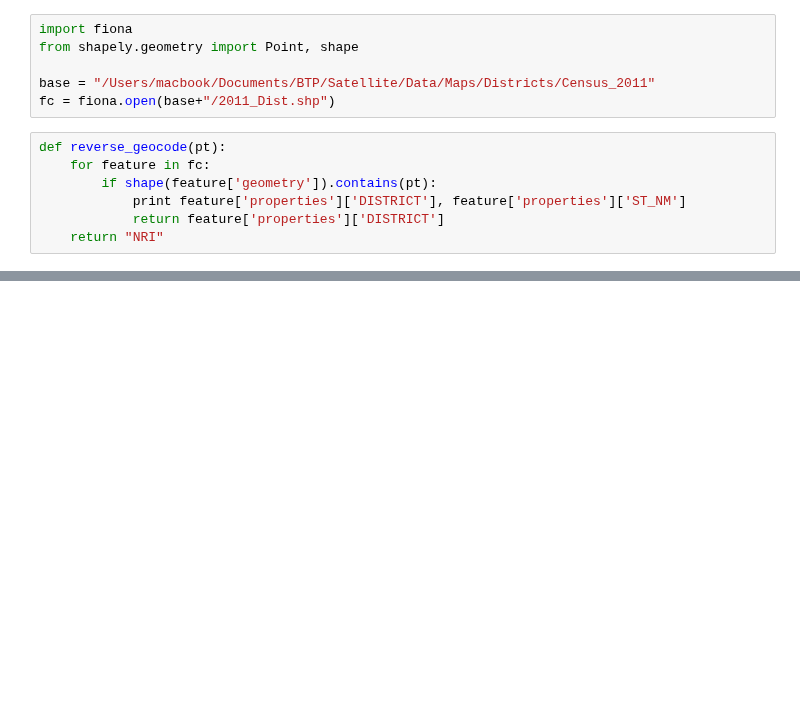
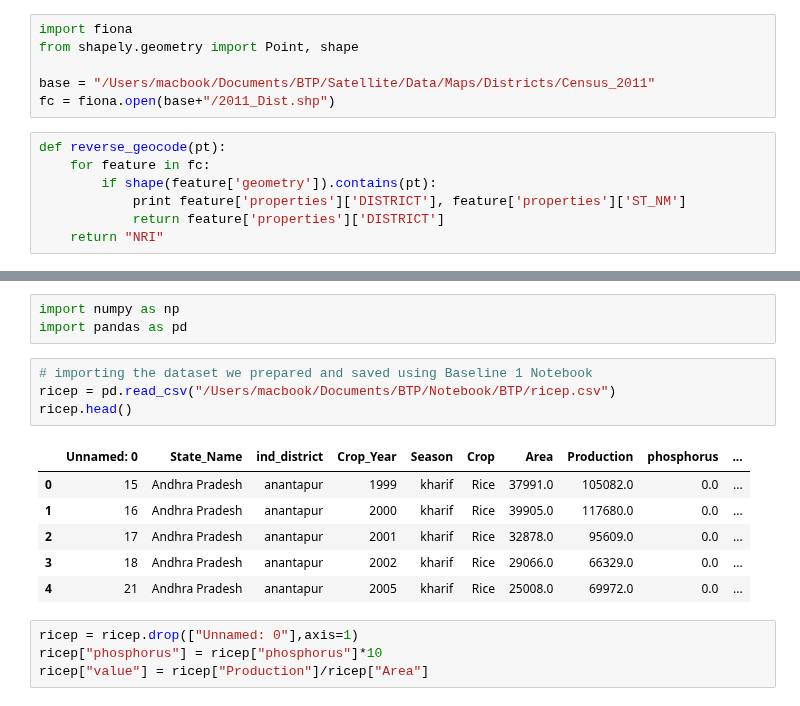
Before and after one commit to AkshanshChahal/ML-in-Agriculture, a Jupyter notebook: Satellite/Try Test Learn.ipynb, the cells around one changed output, grey strips where cells are left out. Cells and saved outputs as stored; diff of their text form; blank space fills up the shorter version.

```diff
--- a/Satellite/Try Test Learn.ipynb
+++ b/Satellite/Try Test Learn.ipynb
@@ -72,0 +77,18 @@ def reverse_geocode(pt):
+# %%
+import numpy as np
+import pandas as pd
+# %%
+# importing the dataset we prepared and saved using Baseline 1 Notebook
+ricep = pd.read_csv("/Users/macbook/Documents/BTP/Notebook/BTP/ricep.csv")
+ricep.head()
+# %% [output]
+|  | Unnamed: 0 | State_Name | ind_district | Crop_Year | Season | Crop | Area | Production | phosphorus | ... |
+| 0 | 15 | Andhra Pradesh | anantapur | 1999 | kharif | Rice | 37991.0 | 105082.0 | 0.0 | ... |
+| 1 | 16 | Andhra Pradesh | anantapur | 2000 | kharif | Rice | 39905.0 | 117680.0 | 0.0 | ... |
+| 2 | 17 | Andhra Pradesh | anantapur | 2001 | kharif | Rice | 32878.0 | 95609.0 | 0.0 | ... |
+| 3 | 18 | Andhra Pradesh | anantapur | 2002 | kharif | Rice | 29066.0 | 66329.0 | 0.0 | ... |
+| 4 | 21 | Andhra Pradesh | anantapur | 2005 | kharif | Rice | 25008.0 | 69972.0 | 0.0 | ... |
+# %%
+ricep = ricep.drop(["Unnamed: 0"],axis=1)
+ricep["phosphorus"] = ricep["phosphorus"]*10
+ricep["value"] = ricep["Production"]/ricep["Area"]
```
Also changed, not shown: parts of 7 cells of this notebook, 1 other file.
